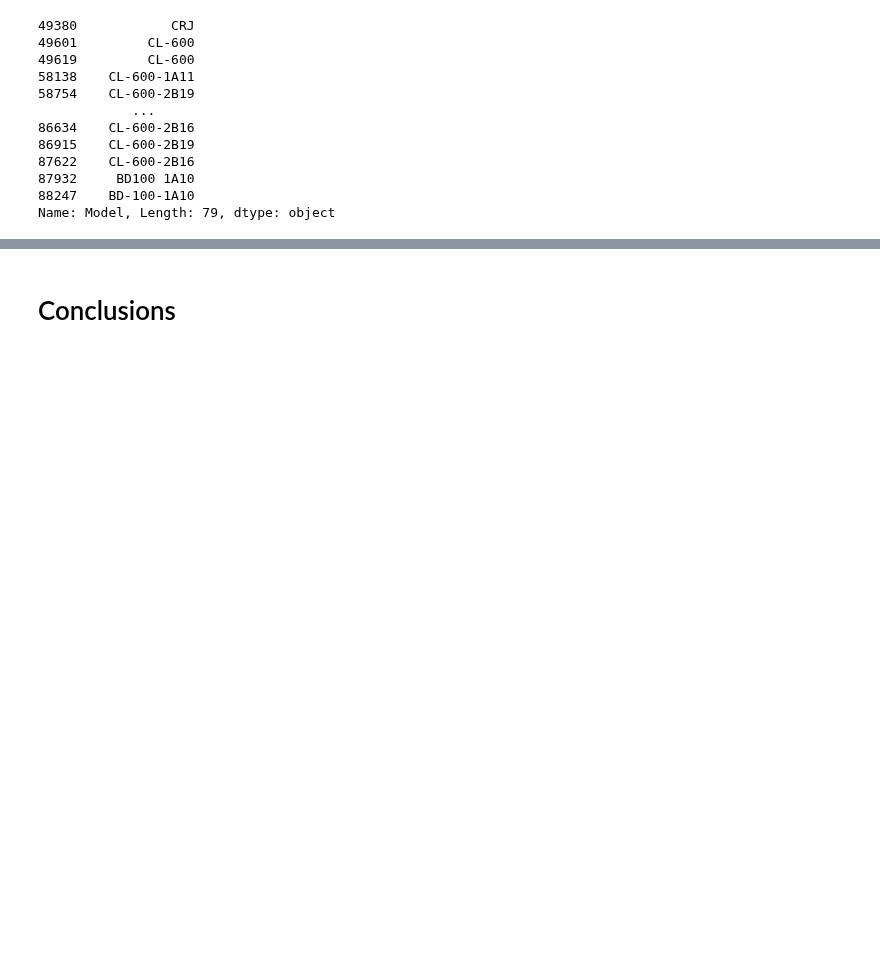
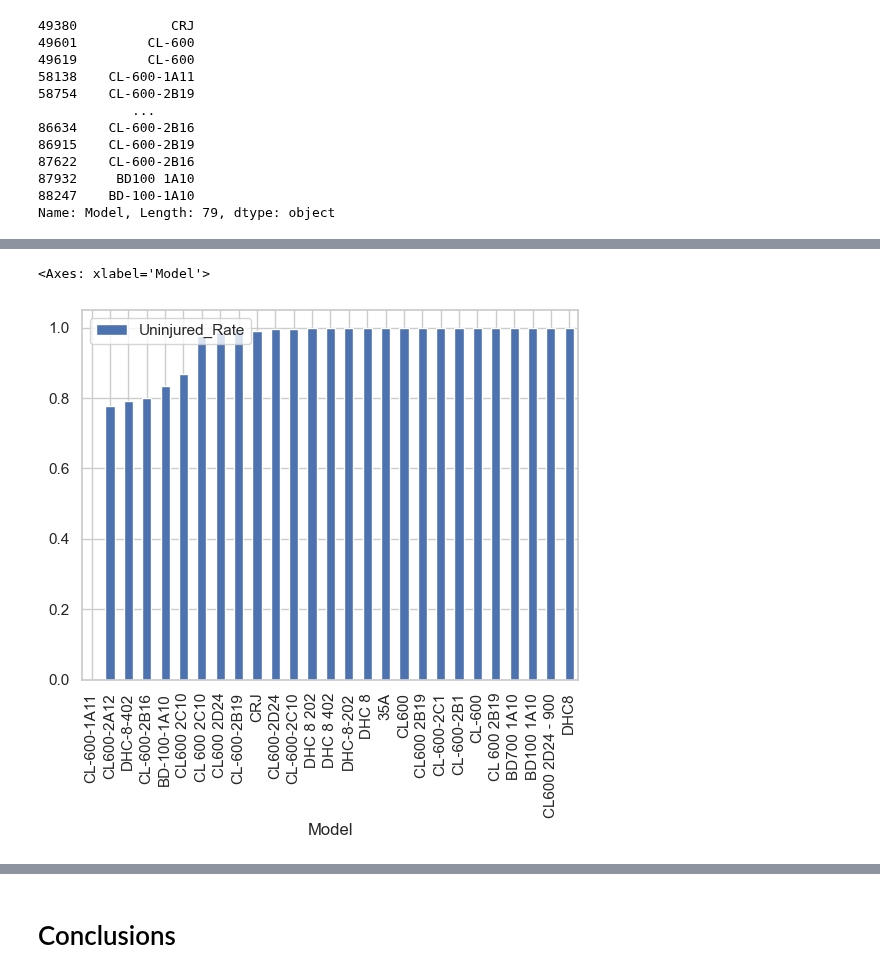
Before and after one commit to scarlettvalentin/aviation_project, a Jupyter notebook: notebook.ipynb, the cells around one changed output, grey strips where cells are left out. Cells and saved outputs as stored; diff of their text form; code cells hidden in the pictures; blank space fills up the shorter version.

```diff
--- a/notebook.ipynb
+++ b/notebook.ipynb
@@ -296,6 +197,6 @@ us_flights.dropna(subset='Region', inplace=True)
 # %%
 # Create new dataframe from us_flights with top 4 models. I chose the most common manufacturers according to Forbes.
-top_4_makes = us_flights[us_flights['Make'].str.contains('|'.join(['Boeing', 'Airbus', 'Bombardier', 'Embraer']))]
+top_4_makes = aviation_clean[aviation_clean['Make'].str.contains('|'.join(['Boeing', 'Airbus', 'Bombardier', 'Embraer']))]
 top_4_makes.head()
 # %% [output]
 |  | Event_Id | Investigation_Type | Accident_Number | Event_Date | Location | Country | Airport_Code | ... |
@@ -513,0 +419,17 @@ top_4_makes[(top_4_makes['Make']=='Bombardier') & (top_4_makes['Region']=='south
+# %%
+top_4_makes['Model'] = top_4_makes['Model'].map(lambda x: str(x))
+# %%
+# At a glance, I noticed some models are duplicated. I clean the model names that have a 100% uninjured rate and add them to a list.
+# Cast model numbers to string, as some are type float
+top_4_makes['Model'] = top_4_makes['Model'].map(lambda x: str(x).replace(' ', '-'))
+
+# Merge like models
+top_4_makes[top_4_makes['Model'] == 'DHC-8-202'] = 'DHC 8 202'
+top_4_makes[top_4_makes['Model'] == 'DHC-8-202'] = 'DHC 8'
+# safest_models =
+# %%
+top_4_makes[(top_4_makes['Make']=='Bombardier') & (top_4_makes['Number_Of_Engines'] == 2)].groupby(['Model'])\
+    [['Uninjured_Rate']].mean().sort_values(by='Uninjured_Rate', ascending=True).plot(kind='bar', stacked=True)
+# %% [output]
+<Axes: xlabel='Model'>
+[figure, added]
```
Also changed, not shown: parts of 27 cells of this notebook.
